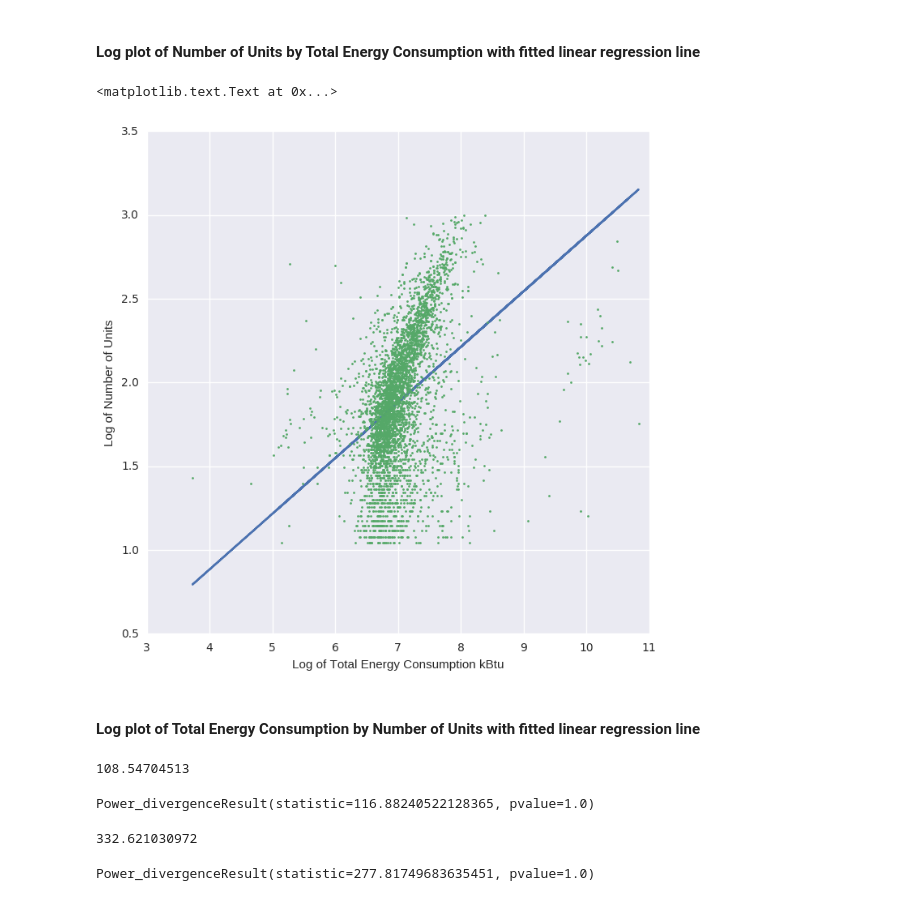
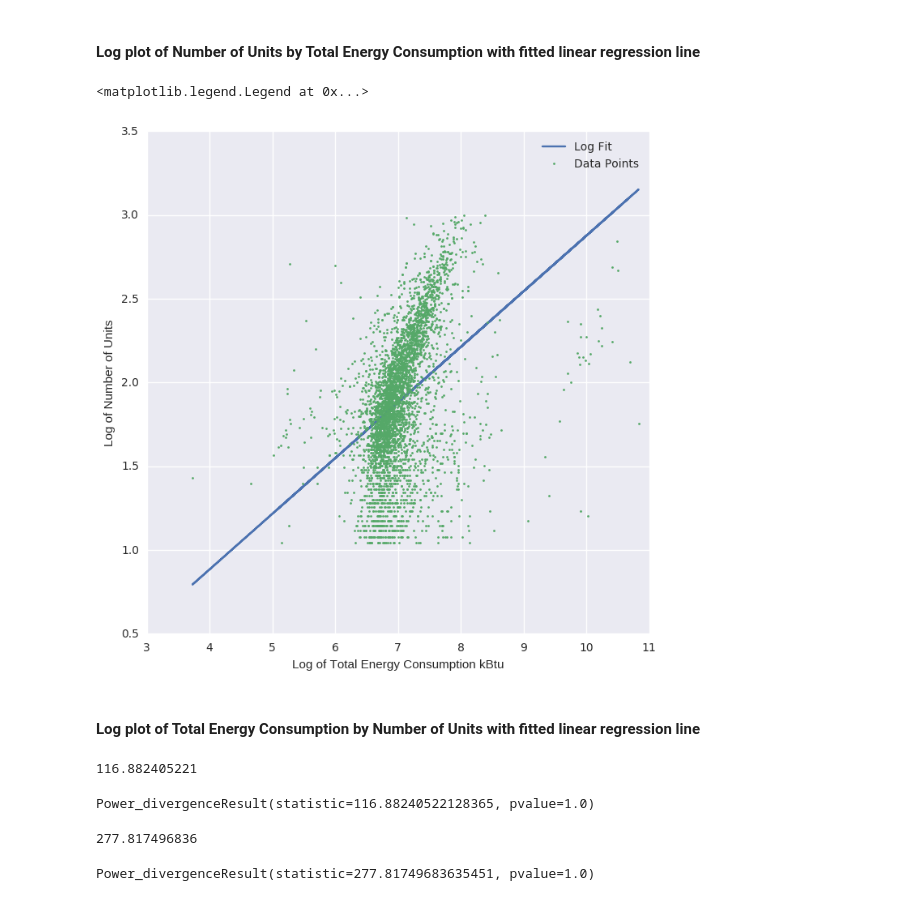
Before and after one commit to dfay88-zz/PUI2016_df1383, a Jupyter notebook: HW6_df1383/HW6_1_df1383.ipynb, the cells around one changed output. Saved outputs shown, nothing was run; the diff lists cells and outputs as text; code cells hidden in the pictures.

```diff
--- a/HW6_df1383/HW6_1_df1383.ipynb
+++ b/HW6_df1383/HW6_1_df1383.ipynb
@@ -468,25 +469,25 @@ plt.xlabel('Log of Number of Units')
 # %%
 # Plot fitted line for energy by units
 pred_units = linmodel_energy_units.predict(log_nrg)
 
 plt.figure(figsize=(8,8))
-plt.plot(np.log10(bblnrgdata_cut['EnergyTOTAL']), pred_units)
-plt.plot(np.log10(bblnrgdata_cut['EnergyTOTAL']), np.log10(bblnrgdata_cut['UnitsTotal']), 'o', markersize=2)
+plt.plot(np.log10(bblnrgdata_cut['EnergyTOTAL']), pred_units, label='Log Fit')
+plt.plot(np.log10(bblnrgdata_cut['EnergyTOTAL']), np.log10(bblnrgdata_cut['UnitsTotal']), 'o', markersize=2, label='Data Points')
 plt.xlabel('Log of Total Energy Consumption kBtu')
 plt.ylabel('Log of Number of Units')
+plt.legend()
 # %% [output]
-<matplotlib.text.Text at 0x...>
+<matplotlib.legend.Legend at 0x...>
-[figure, old version]
+[figure, new version]
 # %% [markdown]
 #### Log plot of Total Energy Consumption by  Number of Units with fitted linear regression line
 # %%
 # Chisquared test for units by energy
 def chisquare_test(pred, obs):
-    error = sqrt(obs)
-    x2 = sum(((pred-obs)**2)/error**2)
+    x2 = sum(((pred-obs)**2)/pred)
     return x2
 x2_nrg = chisquare_test(pred_nrg, np.log10(bblnrgdata_cut['EnergyTOTAL']))
 print (x2_nrg)
 # %% [output]
-108.54704513
+116.882405221
 # %%
@@ -496,12 +498,9 @@ chisquare(np.log10(bblnrgdata_cut['EnergyTOTAL']), pred_nrg)
 Power_divergenceResult(statistic=116.88240522128365, pvalue=1.0)
 # %%
 # Chisquared test for energy by units
-def chisquare_test(pred, obs):
-    error = sqrt(obs)
-    x2 = sum(((pred-obs)**2)/error**2)
-    return x2
+
 x2_units = chisquare_test(pred_units, np.log10(bblnrgdata_cut['UnitsTotal']))
 print (x2_units)
 # %% [output]
-332.621030972
+277.817496836
 # %%
```
Also changed, not shown: parts of 13 cells of this notebook.
